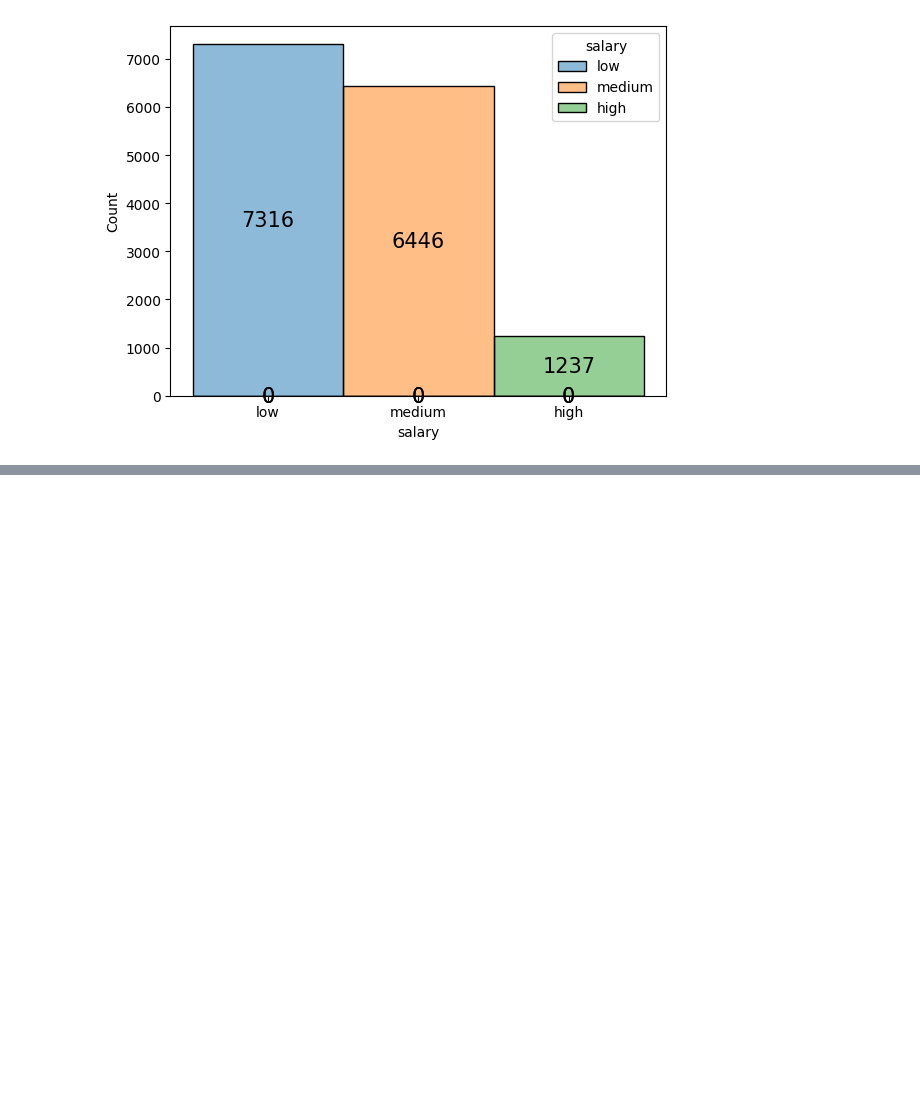
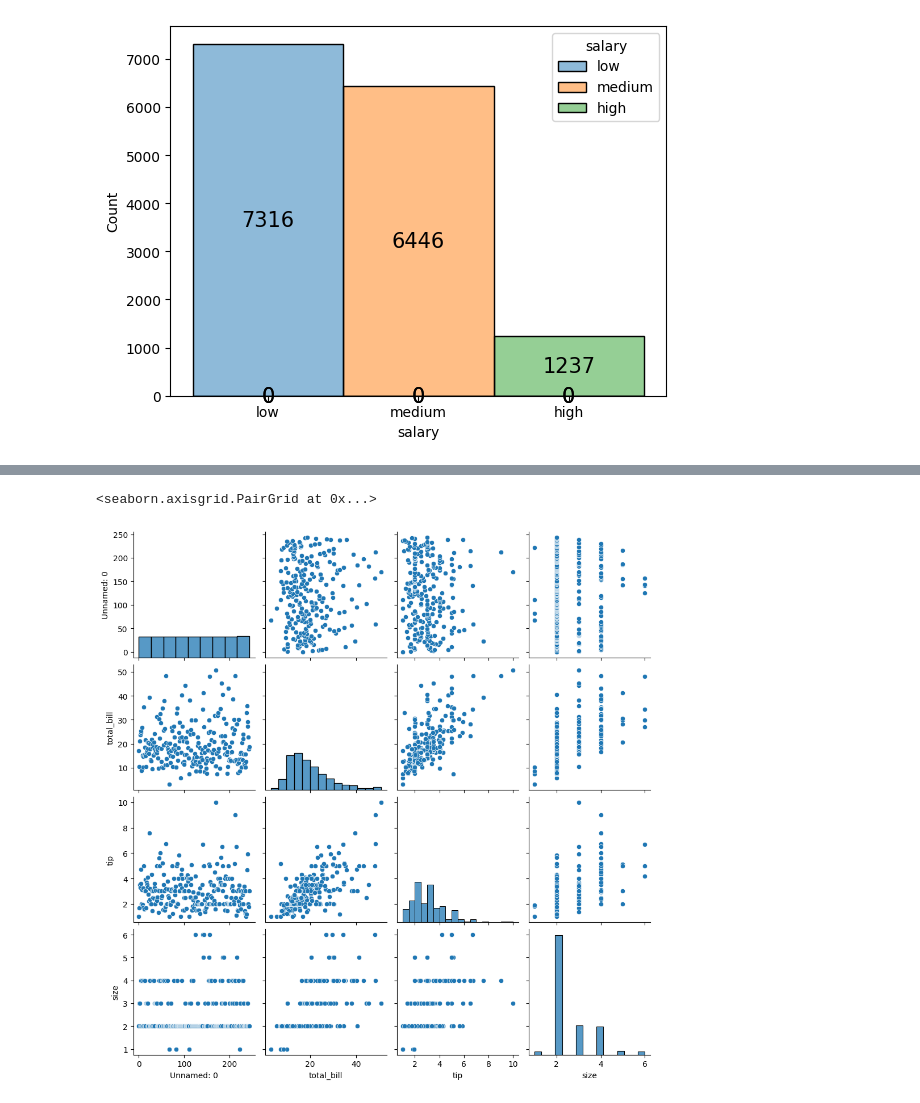
Before and after one commit to Amandeep006/QSPIDER-, a Jupyter notebook: pylab/sea.ipynb, the cells around one changed output, grey strips where cells are left out. Drawn from its saved outputs; the diff is of its cells as text; code cells hidden in the pictures; blank space fills up the shorter version.

```diff
--- a/pylab/sea.ipynb
+++ b/pylab/sea.ipynb
@@ -88,0 +117,5 @@ for i in a.containers:
+# %%
+sns.pairplot(ti)
+# %% [output]
+<seaborn.axisgrid.PairGrid at 0x...>
+[figure, added]
```
Also changed, not shown: parts of 14 cells of this notebook.
